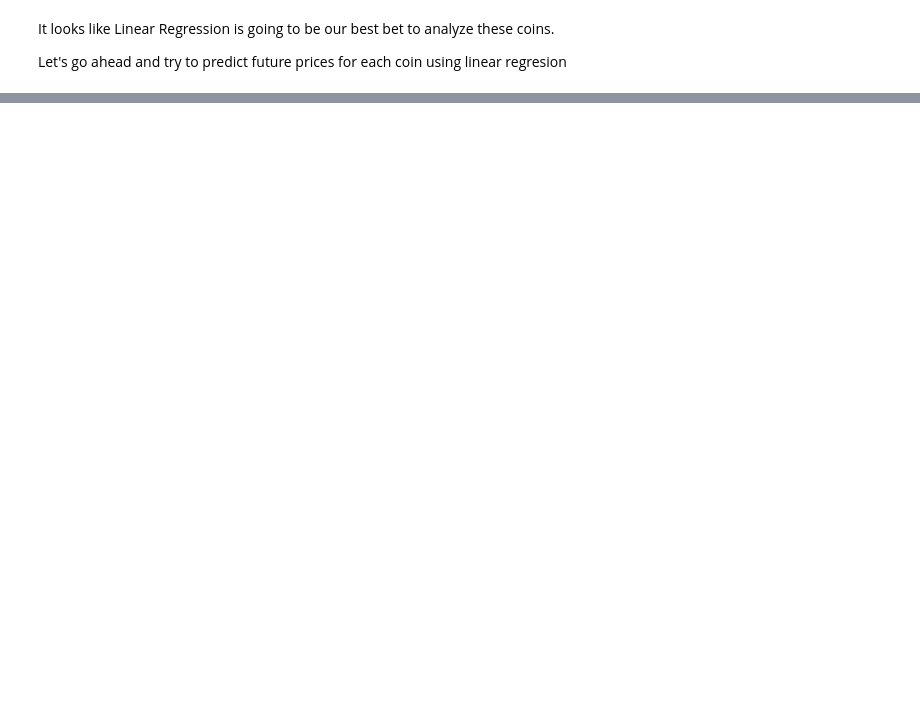
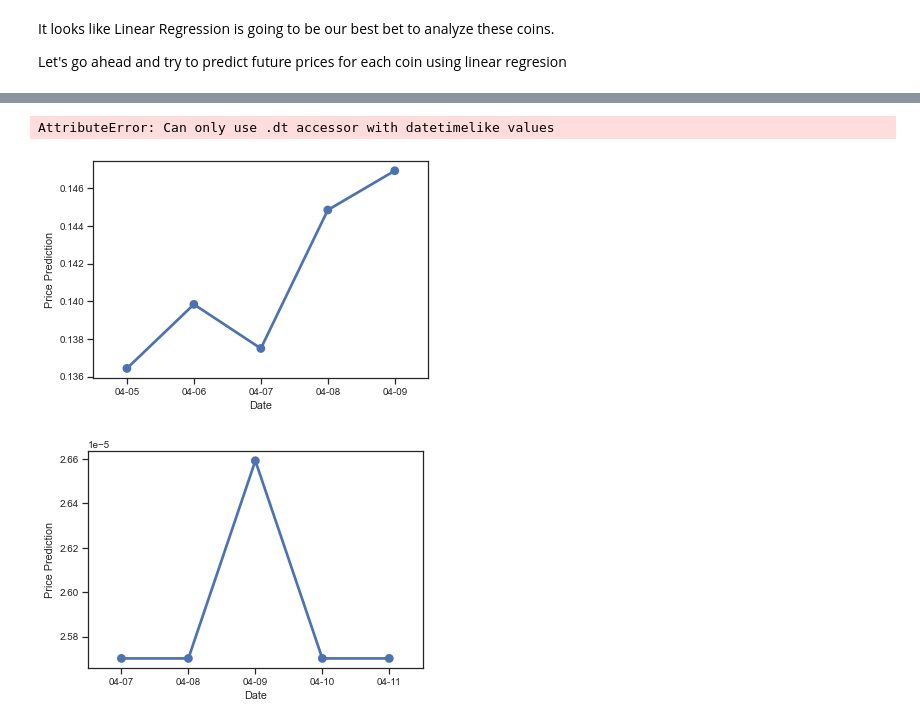
Before and after one commit to jmoscosa/Crypto-Analysis, a Jupyter notebook: main.ipynb, the cells around one changed output, grey strips where cells are left out. Cells and saved outputs as stored; diff of their text form; code cells hidden in the pictures; blank space fills up the shorter version.

Commit message:
Adding graph analysis from Seaborn

```diff
--- a/main.ipynb
+++ b/main.ipynb
@@ -40,7 +43,7 @@ doge_close = doge_df[['Date','Adj Close']]
 ##Prediction of Days in the Future##
 ####################################
 
-Future_Prediciton = 10
+Future_Prediciton = 5
 # %%
 # The first approach will be to create a linear regresion to predict future prices
 # Let's create data frames for this first approach that way we will always have our previous data frames ready to be used in different models
@@ -197,0 +193,8 @@ print(doge_prediction)
+# %%
+# Here we transform np array to a dataframe adding a column called "Price Prediction"
+shiba_np_to_df = pd.DataFrame(shiba_prediciton, columns = ['Price Prediction'])
+doge_np_to_df = pd.DataFrame(doge_prediction, columns = ['Price Prediction'])
+#Then we are going to add a column that will take the last date of the original dataframe + the amount of days we want to predict
+shiba_np_to_df["Date"] = ''
+doge_np_to_df["Date"] = ''
+print(doge_np_to_df)
@@ -197,0 +236,36 @@ print(doge_prediction)
+# %%
+# Now we will run the function on both of our newly created data frames for each coin
+
+#Shiba
+Shib = []
+add_day(shiba_np_to_df['Date'].iloc[0],Shib)
+    #Here we assing the new "Datetime Index" to the current empty "Date" column
+shiba_np_to_df['Date'] = Shib
+
+#Doge
+Doge = []
+add_day(doge_np_to_df['Date'].iloc[0],Doge)
+    #Here we assing the new "Datetime Index" to the current empty "Date" column
+doge_np_to_df['Date'] = Doge
+# %%
+# Now let's graph both linear regressions to see which would be the better option to buy today
+
+data_shib = shiba_np_to_df
+data_doge = doge_np_to_df
+
+# Just before graphing we need to clean up the dates so they won't be cluttering the data in our graphs.
+data_shib['Date'] = data_shib['Date'].dt.strftime('%m-%d')
+data_doge['Date'] = data_doge['Date'].dt.strftime('%m-%d')
+# %% [output]
+AttributeError: Can only use .dt accessor with datetimelike values
+# %%
+sbs.set(font_scale=0.9, style="ticks")
+sbs.pointplot(x='Date', y='Price Prediction', data= data_doge)
+plt.show()
+
+sbs.set(font_scale=0.9, style="ticks")
+sbs.pointplot(x='Date', y='Price Prediction', data= data_shib)
+plt.show()
+# %% [output]
+[figure, added]
+[figure, added]
```
Also changed, not shown: parts of 9 cells of this notebook.
